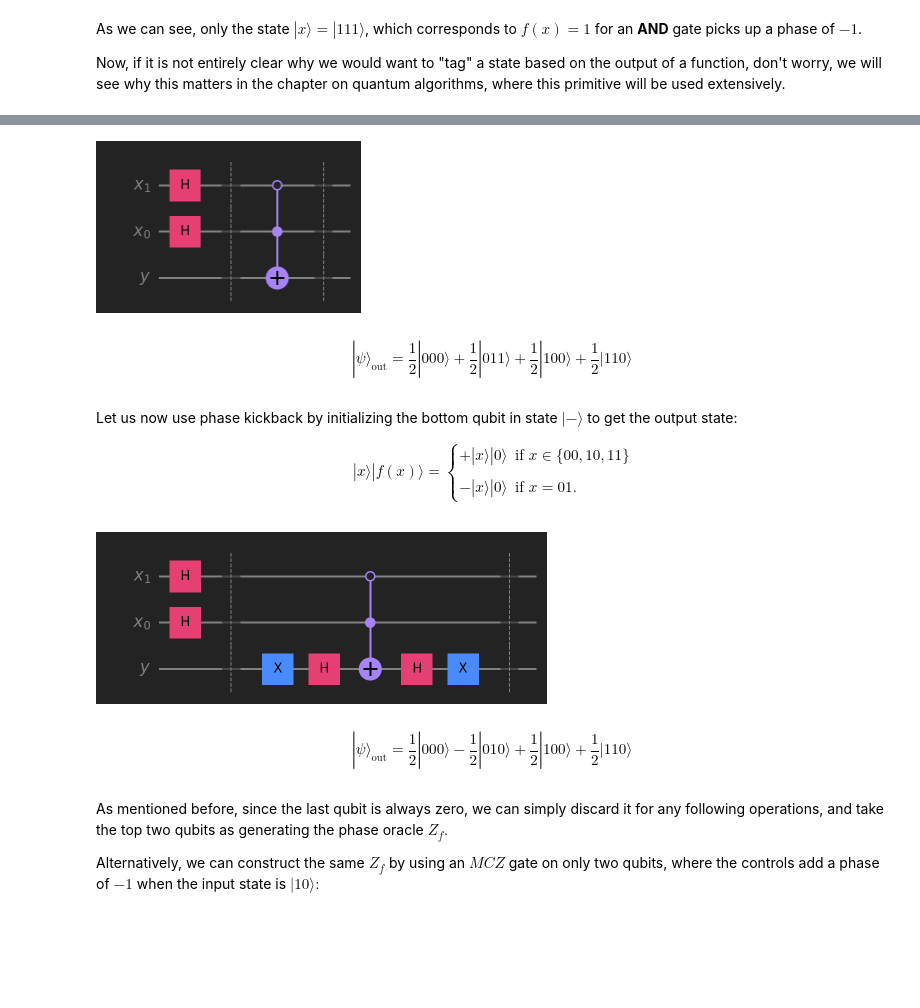
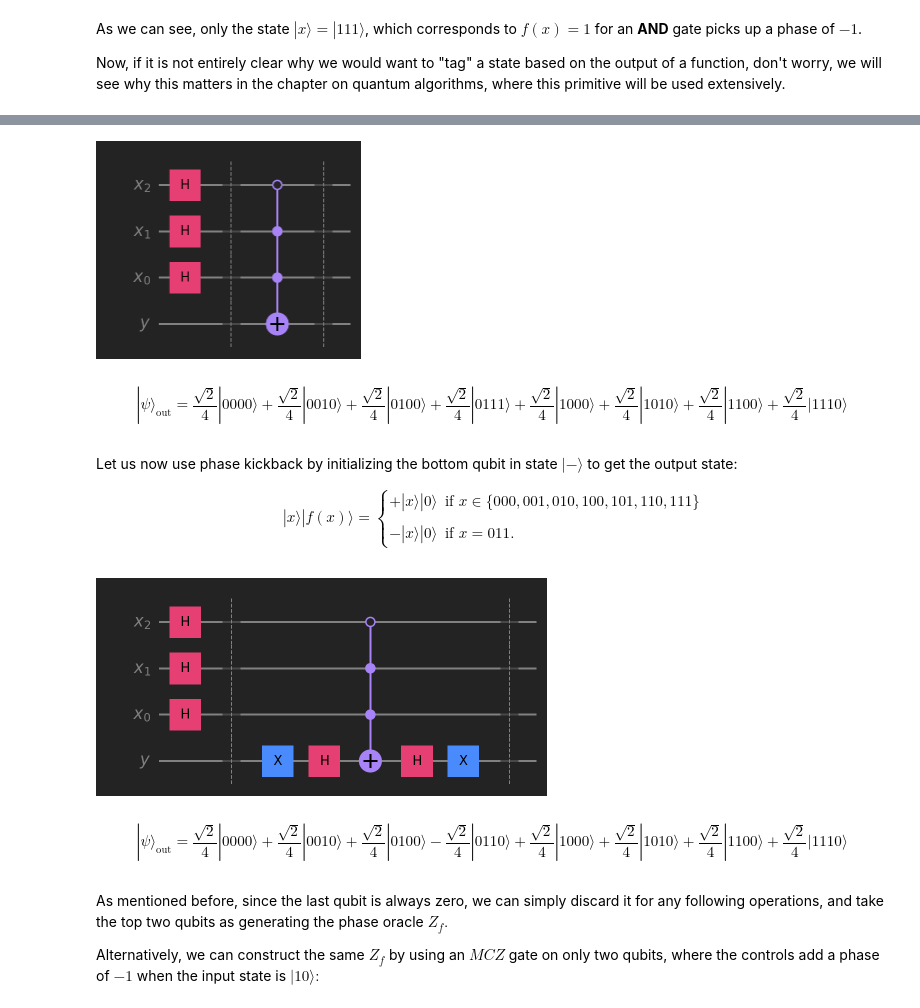
Before and after one commit to learn-quantum/lqc-textbook, a Jupyter notebook: chapters/02_quantum_computing/02_05_quantum_blocks.ipynb, the cells around one changed output, grey strips where cells are left out. Saved outputs shown, nothing was run; the diff lists cells and outputs as text; code cells hidden in the pictures; blank space fills up the shorter version.

Commit message:
update 01_01 02_05 nbs and 02_05 images

```diff
--- a/chapters/02_quantum_computing/02_05_quantum_blocks.ipynb
+++ b/chapters/02_quantum_computing/02_05_quantum_blocks.ipynb
@@ -985,44 +985,44 @@ $$
 \end{split}
 $$
 # %%
-qr_x = QuantumRegister(2, name='x')
+qr_x = QuantumRegister(3, name='x')
 qr_y = QuantumRegister(1, name='y')
 
 qc = QuantumCircuit(qr_y, qr_x)
-qc.h([2,1])                            # Initialize control in equal superposition
+qc.h([3,2,1])                           # Initialize control in equal superposition
 qc.barrier()
-qc.mcx([1,2], 0, ctrl_state='01')      # Apply Uf
+qc.mcx([1,2,3], 0, ctrl_state='011')    # Apply Uf
 qc.barrier()
 display(qc.draw())
 
 ψ_out = Statevector(qc)
 ψ_out.draw('latex',prefix='|\\psi \\rangle_{\\text{out}} = ')
 # %% [output]
-[figure, old version]
+[figure, new version]
-$$|\psi \rangle_{\text{out}} = \frac{1}{2} |000\rangle+\frac{1}{2} |011\rangle+\frac{1}{2} |100\rangle+\frac{1}{2} |110\rangle$$
+$$|\psi \rangle_{\text{out}} = \frac{\sqrt{2}}{4} |0000\rangle+\frac{\sqrt{2}}{4} |0010\rangle+\frac{\sqrt{2}}{4} |0100\rangle+\frac{\sqrt{2}}{4} |0111\rangle+\frac{\sqrt{2}}{4} |1000\rangle+\frac{\sqrt{2}}{4} |1010\rangle+\frac{\sqrt{2}}{4} |1100\rangle+\frac{\sqrt{2}}{4} |1110\rangle$$
 # %% [markdown]
 Let us now use phase kickback by initializing the bottom qubit in state $|-\rangle$ to get the output state:
 
 $$
 \begin{split} |x \rangle |f(x) \rangle =
 \begin{cases}
-    +|x \rangle|0 \rangle & \text{if } x \in \{00, 10, 11\}
+    +|x \rangle|0 \rangle & \text{if } x \in \{000, 001, 010, 100, 101, 110, 111\}
     \\
     \\
-     -|x \rangle|0 \rangle & \text{if } x = 01.
+     -|x \rangle|0 \rangle & \text{if } x = 011.
 \end{cases}
 \end{split}
 $$
 # %%
-qr_x = QuantumRegister(2, name='x')
+qr_x = QuantumRegister(3, name='x')
 qr_y = QuantumRegister(1, name='y')
 
 qc = QuantumCircuit(qr_y, qr_x)
-qc.h([2,1])                            # Initialize control in equal superposition
+qc.h([3,2,1])                           # Initialize control in equal superposition
 qc.barrier()
 qc.x(0)
 qc.h(0)
-qc.mcx([1,2], 0, ctrl_state='01')      # Apply Uf
+qc.mcx([1,2,3], 0, ctrl_state='011')    # Apply Uf
 qc.h(0)
 qc.x(0)
 qc.barrier()
@@ -1032,8 +1032,8 @@ display(qc.draw())
 ψ_out = Statevector(qc)
 ψ_out.draw('latex',prefix='|\\psi \\rangle_{\\text{out}} = ')
 # %% [output]
-[figure, old version]
+[figure, new version]
-$$|\psi \rangle_{\text{out}} = \frac{1}{2} |000\rangle- \frac{1}{2} |010\rangle+\frac{1}{2} |100\rangle+\frac{1}{2} |110\rangle$$
+$$|\psi \rangle_{\text{out}} = \frac{\sqrt{2}}{4} |0000\rangle+\frac{\sqrt{2}}{4} |0010\rangle+\frac{\sqrt{2}}{4} |0100\rangle- \frac{\sqrt{2}}{4} |0110\rangle+\frac{\sqrt{2}}{4} |1000\rangle+\frac{\sqrt{2}}{4} |1010\rangle+\frac{\sqrt{2}}{4} |1100\rangle+\frac{\sqrt{2}}{4} |1110\rangle$$
 # %% [markdown]
 As mentioned before, since the last qubit is always zero, we can simply discard it for any following operations, and take the top two qubits as generating the phase oracle $Z_f.$
 
```
Also changed, not shown: parts of 2 cells of this notebook, 3 other files.
